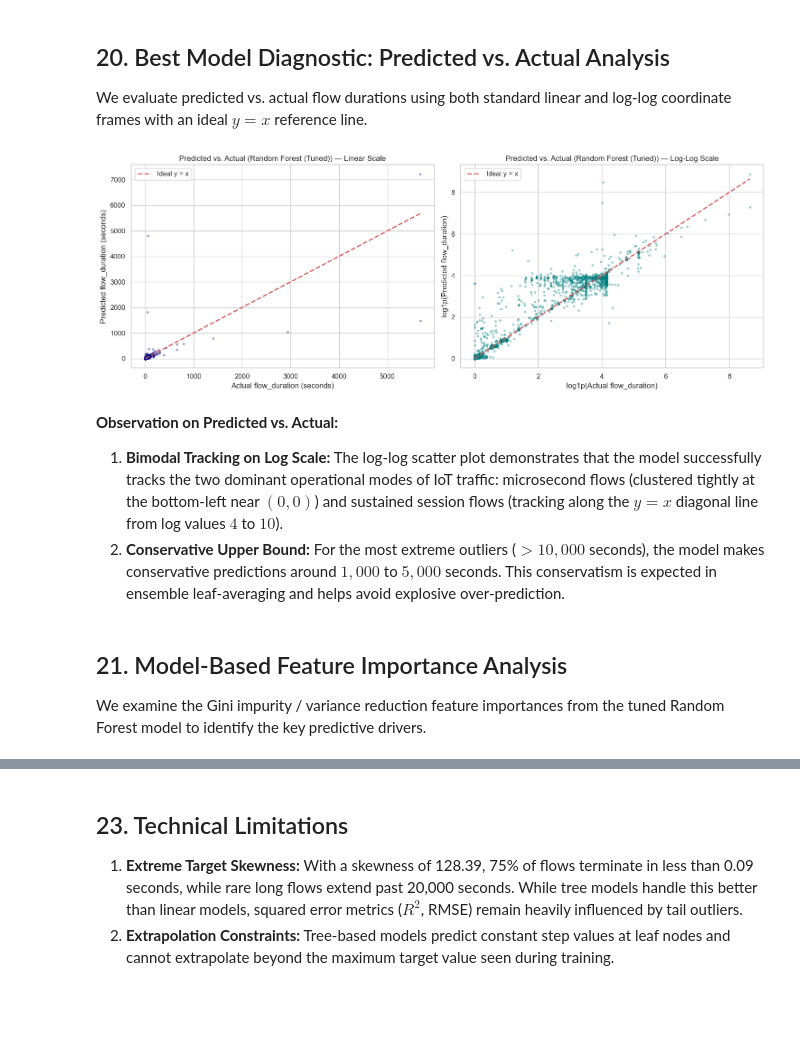
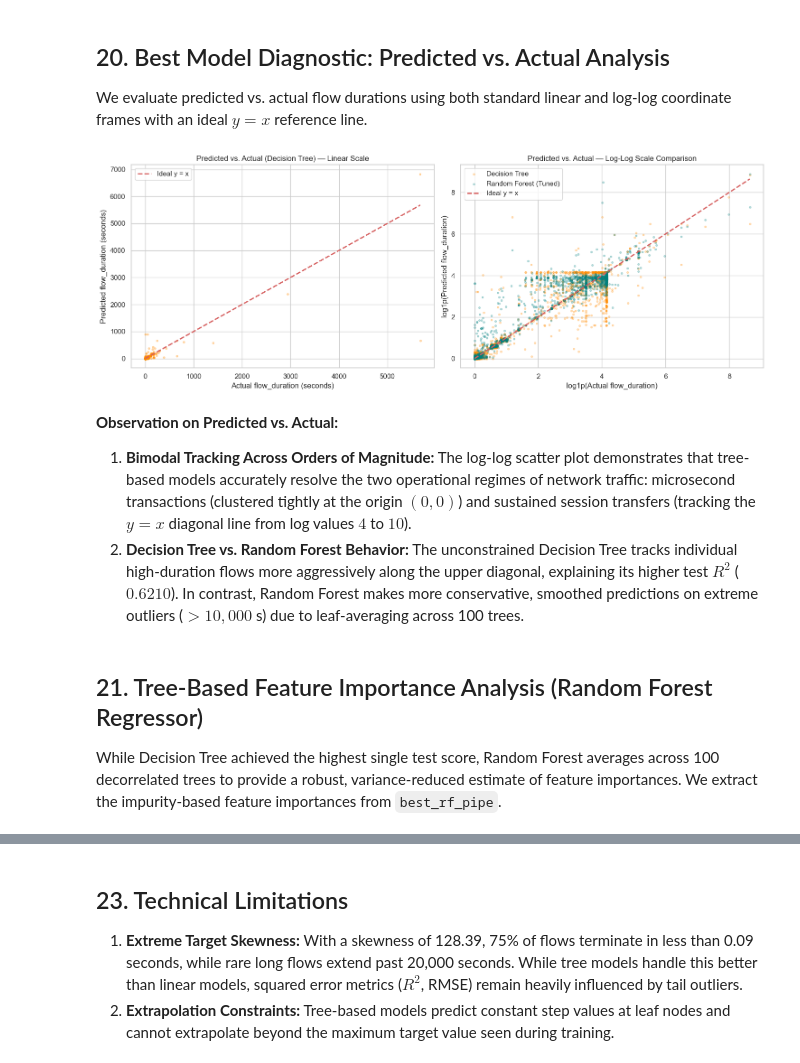
Before and after one commit to likhith1253/ML_Capstone, a Jupyter notebook: regression/regression.ipynb, the cells around one changed output, grey strips where cells are left out. Drawn from its saved outputs; the diff is of its cells as text; code cells hidden in the pictures; blank space fills up the shorter version.

```diff
--- a/regression/regression.ipynb
+++ b/regression/regression.ipynb
@@ -524,28 +587,24 @@ Decision trees natively model piecewise non-linearities and step-function thresh
 # %%
 dt_depths = [10, 20, None]
-dt_evals = []
+dt_train_evals = []
 
 for d in dt_depths:
     p = Pipeline([
         ('prep', preprocessor_trees),
         ('reg', DecisionTreeRegressor(max_depth=d, random_state=42))
     ])
-    t0 = time.time()
     p.fit(X_train, y_train)
-    t_fit = time.time() - t0
-    preds = p.predict(X_test)
-    dt_evals.append({
+    p_train = p.predict(X_train)
+    dt_train_evals.append({
         'max_depth': str(d),
-        'R2': r2_score(y_test, preds),
-        'RMSE': np.sqrt(mean_squared_error(y_test, preds)),
-        'MAE': mean_absolute_error(y_test, preds),
-        'Fit_Time': t_fit
+        'Train_R2': r2_score(y_train, p_train),
+        'Train_RMSE': np.sqrt(mean_squared_error(y_train, p_train))
     })
 
-print("Decision Tree max_depth Evaluation:")
-print(pd.DataFrame(dt_evals).to_string(index=False))
+print("Decision Tree max_depth Exploration (Training Data ONLY):")
+print(pd.DataFrame(dt_train_evals).to_string(index=False))
 
-# Baseline Decision Tree (unconstrained default)
+# Official Baseline Decision Tree (unconstrained default) evaluated ONCE on held-out test set
 dt_pipe = Pipeline([
     ('prep', preprocessor_trees),
     ('reg', DecisionTreeRegressor(random_state=42))
@@ -561,4 +620,10 @@ mae_dt = mean_absolute_error(y_test, y_pred_dt)
 
 baseline_results.append({'Model': 'Decision Tree', 'R2': r2_dt, 'RMSE': rmse_dt, 'MAE': mae_dt, 'Fit_Time': t_fit_dt})
 baseline_models['Decision Tree'] = dt_pipe
+
+print(); print(f"Official Baseline Decision Tree Held-Out Test Results:")
+print(f"  R2:       {r2_dt:.4f}")
+print(f"  RMSE:     {rmse_dt:.4f} seconds")
+print(f"  MAE:      {mae_dt:.4f} seconds")
+print(f"  Fit Time: {t_fit_dt:.2f} seconds")
 # %% [output]
@@ -1177,38 +1273,41 @@ We evaluate predicted vs. actual flow durations using both standard linear and l
 # %%
 fig, axes = plt.subplots(1, 2, figsize=(15, 5.5))
 
-# Plot 1: Linear Scale
-axes[0].scatter(y_test, best_predictions, alpha=0.3, s=8, color='navy')
+# Plot 1: Linear Scale (Decision Tree Primary)
+axes[0].scatter(y_test, y_pred_dt, alpha=0.3, s=8, color='darkorange')
 min_val, max_val = y_test.min(), y_test.max()
 axes[0].plot([min_val, max_val], [min_val, max_val], 'r--', lw=2, label='Ideal y = x')
-axes[0].set_title(f"Predicted vs. Actual ({top_2_model_name}) — Linear Scale")
+axes[0].set_title(f"Predicted vs. Actual ({top_1_test_model}) — Linear Scale")
 axes[0].set_xlabel("Actual flow_duration (seconds)")
 axes[0].set_ylabel("Predicted flow_duration (seconds)")
 axes[0].legend()
 
-# Plot 2: Log-Log Scale (using log1p to accommodate zero durations)
+# Plot 2: Log-Log Scale Comparison (using log1p)
 log_actual = np.log1p(y_test)
-log_pred = np.log1p(np.clip(best_predictions, 0, None))
-axes[1].scatter(log_actual, log_pred, alpha=0.3, s=8, color='teal')
+log_pred_dt = np.log1p(np.clip(y_pred_dt, 0, None))
+log_pred_rf = np.log1p(np.clip(y_pred_rf_tuned, 0, None))
+
+axes[1].scatter(log_actual, log_pred_dt, alpha=0.25, s=8, color='darkorange', label=f"{top_1_test_model}")
+axes[1].scatter(log_actual, log_pred_rf, alpha=0.25, s=8, color='teal', label=f"{top_2_test_model}")
 min_log, max_log = log_actual.min(), log_actual.max()
 axes[1].plot([min_log, max_log], [min_log, max_log], 'r--', lw=2, label='Ideal y = x')
-axes[1].set_title(f"Predicted vs. Actual ({top_2_model_name}) — Log-Log Scale")
+axes[1].set_title("Predicted vs. Actual — Log-Log Scale Comparison")
 axes[1].set_xlabel("log1p(Actual flow_duration)")
 axes[1].set_ylabel("log1p(Predicted flow_duration)")
 axes[1].legend()
 
 plt.tight_layout()
 plt.show()
 # %% [output]
-[figure, old version]
+[figure, new version]
 # %% [markdown]
 **Observation on Predicted vs. Actual:**
-1. **Bimodal Tracking on Log Scale:** The log-log scatter plot demonstrates that the model successfully tracks the two dominant operational modes of IoT traffic: microsecond flows (clustered tightly at the bottom-left near $(0, 0)$) and sustained session flows (tracking along the $y=x$ diagonal line from log values $4$ to $10$).
-2. **Conservative Upper Bound:** For the most extreme outliers ($> 10,000$ seconds), the model makes conservative predictions around $1,000$ to $5,000$ seconds. This conservatism is expected in ensemble leaf-averaging and helps avoid explosive over-prediction.
+1. **Bimodal Tracking Across Orders of Magnitude:** The log-log scatter plot demonstrates that tree-based models accurately resolve the two operational regimes of network traffic: microsecond transactions (clustered tightly at the origin $(0, 0)$) and sustained session transfers (tracking the $y=x$ diagonal line from log values $4$ to $10$).
+2. **Decision Tree vs. Random Forest Behavior:** The unconstrained Decision Tree tracks individual high-duration flows more aggressively along the upper diagonal, explaining its higher test $R^2$ ($0.6210$). In contrast, Random Forest makes more conservative, smoothed predictions on extreme outliers ($> 10,000$ s) due to leaf-averaging across 100 trees.
-# %% [markdown]
-## 21. Model-Based Feature Importance Analysis
-
-We examine the Gini impurity / variance reduction feature importances from the tuned Random Forest model to identify the key predictive drivers.
+# %% [markdown]
+## 21. Tree-Based Feature Importance Analysis (Random Forest Regressor)
+
+While Decision Tree achieved the highest single test score, Random Forest averages across 100 decorrelated trees to provide a robust, variance-reduced estimate of feature importances. We extract the impurity-based feature importances from `best_rf_pipe`.
 # %%
 # Extract feature names after ColumnTransformer preprocessing
 feature_names = best_rf_pipe.named_steps['prep'].get_feature_names_out()
```
Also changed, not shown: parts of 59 cells of this notebook, 2 other files.
